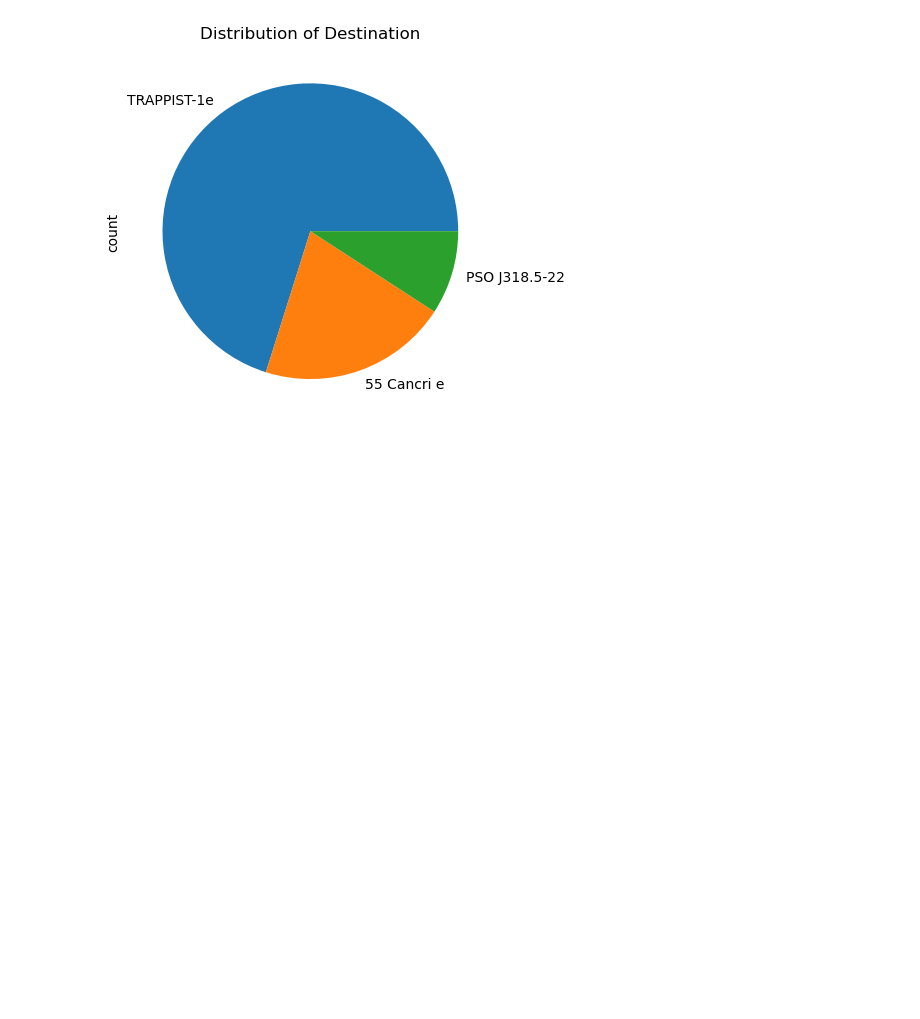
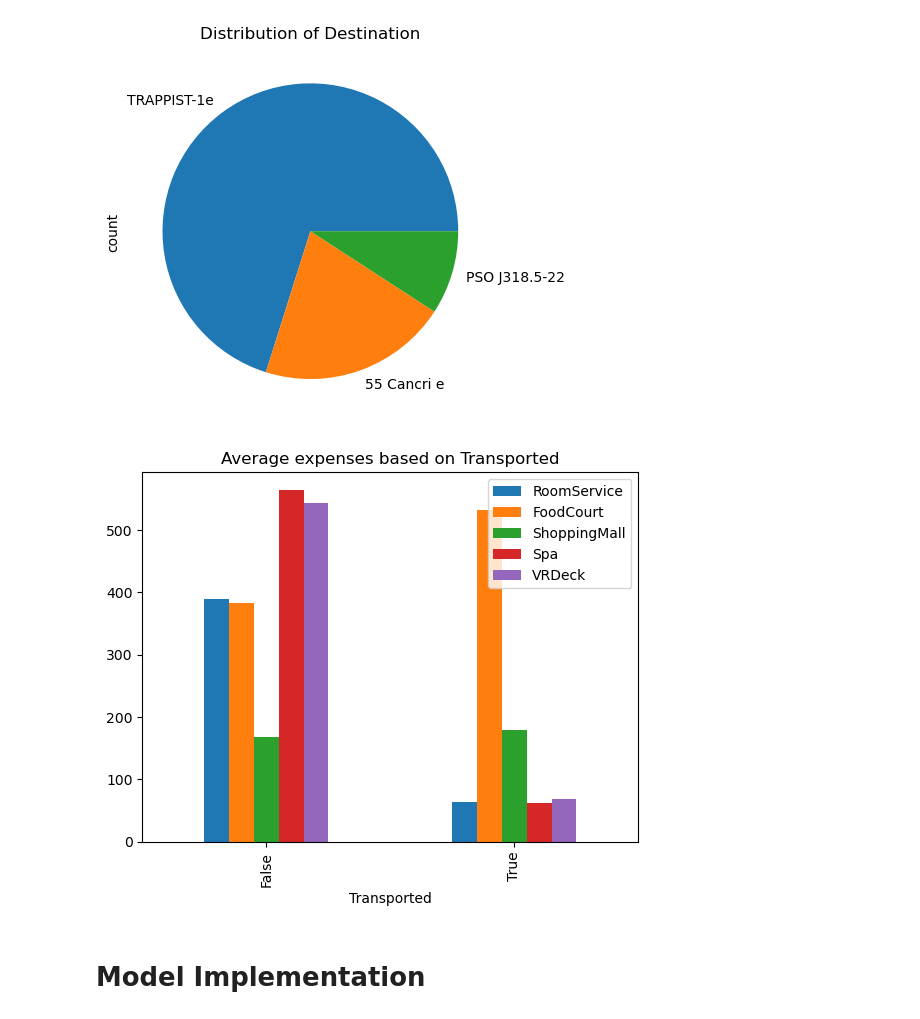
Before and after one commit to SESWAMODELSCHOOL/Kaggle_Challenge, a Jupyter notebook: Kaggle_Challenge_notebook.ipynb, the cells around one changed output. Cells and saved outputs as stored; diff of their text form; code cells hidden in the pictures; blank space fills up the shorter version.

Commit message:
Average expenses based on Transported

```diff
--- a/Kaggle_Challenge_notebook.ipynb
+++ b/Kaggle_Challenge_notebook.ipynb
@@ -200,3 +200,11 @@ plt.title("Distribution of Destination")
 plt.show()
 # %% [output]
 [figure]
+# %%
+train_df.groupby("Transported")[['RoomService', 'FoodCourt', 'ShoppingMall', 'Spa', 'VRDeck']].mean().plot(kind="bar")
+plt.title("Average expenses based on Transported")
+plt.show()
+# %% [output]
+[figure, added]
+# %% [markdown]
+# Model Implementation
```
